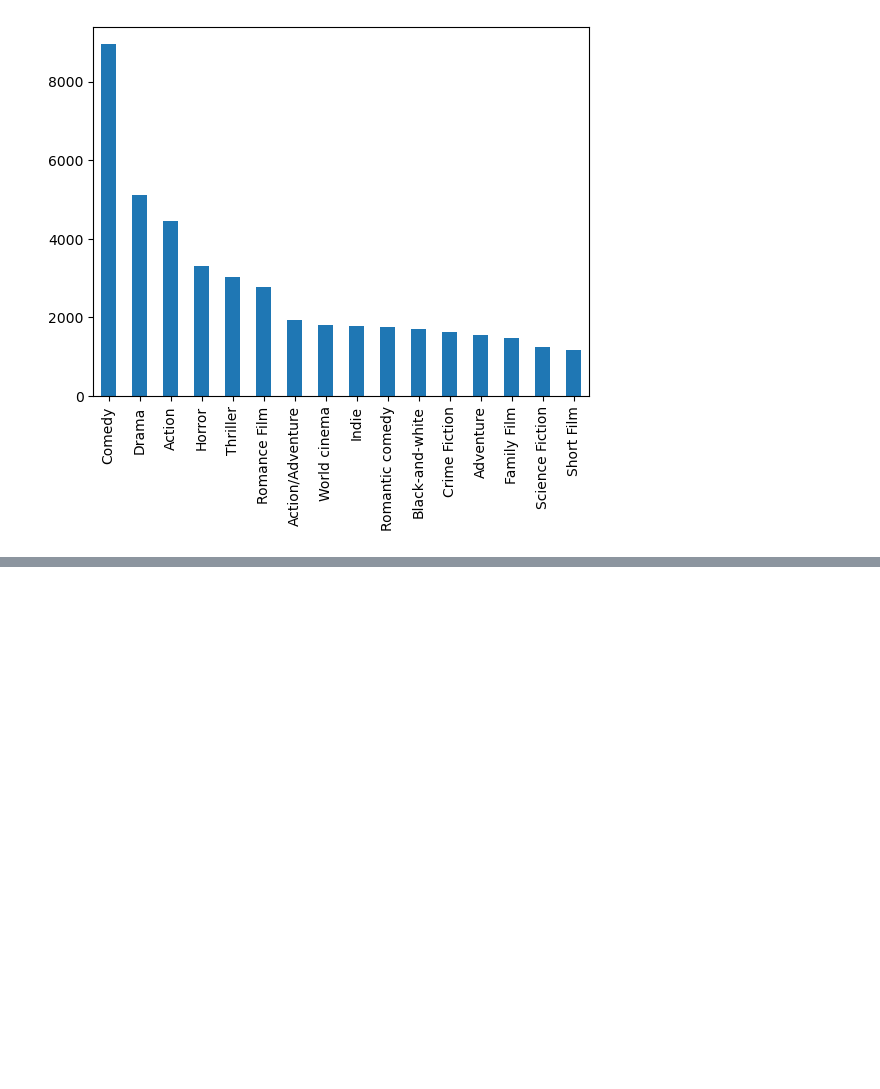
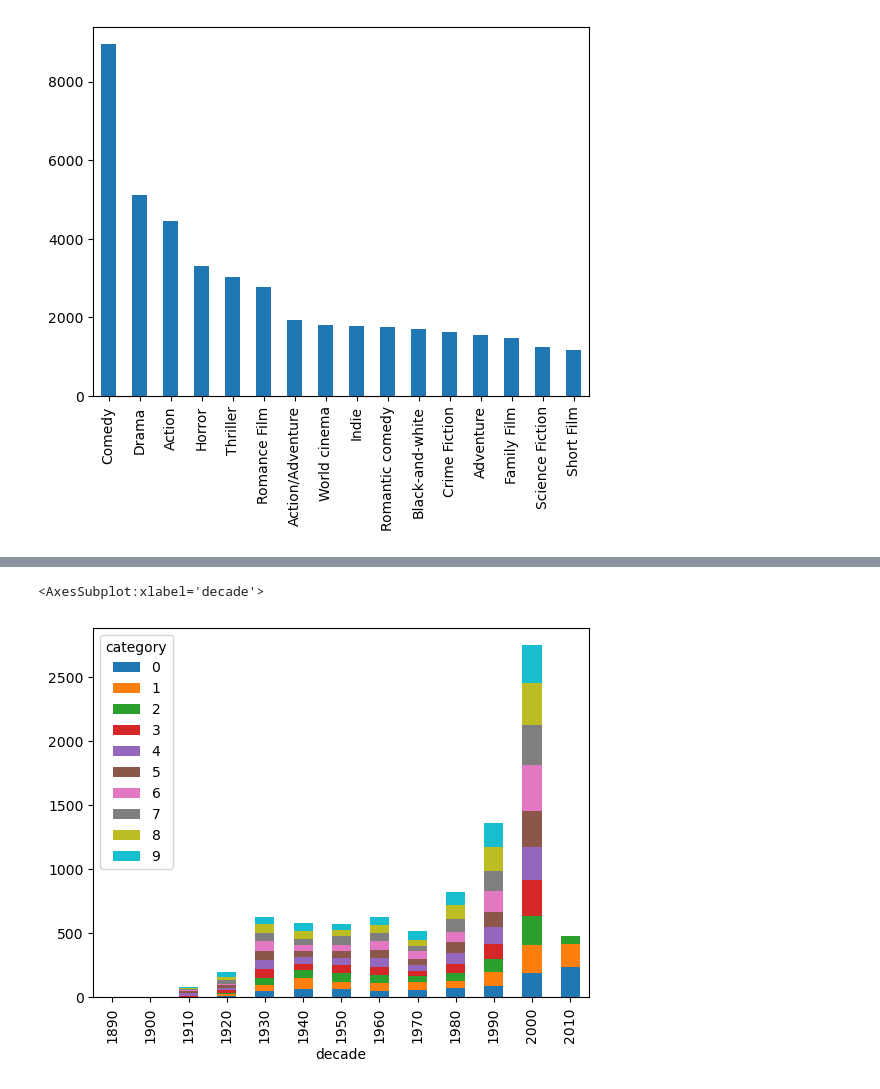
Before and after one commit to epfl-ada/ada-2022-project-nonansland22, a Jupyter notebook: Project_NoNansLand.ipynb, the cells around one changed output, grey strips where cells are left out. Drawn from its saved outputs; the diff is of its cells as text; code cells hidden in the pictures; blank space fills up the shorter version.

```diff
--- a/Project_NoNansLand.ipynb
+++ b/Project_NoNansLand.ipynb
@@ -137,3 +152,11 @@ unique_genre.head()
 | 11250635 | /m/02r52hc | The Mechanical Monsters | NaN | NaN | NaN | {"/m/02h40lc": "English Language"} | {"/m/09c7w0": "United States of A... | Action | 0 | 1 | ... |
 | 77856 | /m/0kcn7 | Mary Poppins | 1964-08-27 | 102272727.0 | 139.0 | {"/m/02h40lc": "English Language"} | {"/m/09c7w0": "United States of A... | Comedy | 1 | 0 | ... |
 | 21926710 | /m/05p45cv | White on Rice | 2009 | NaN | 82.0 | {} | {"/m/09c7w0": "United States of A... | Comedy | 1 | 0 | ... |
+# %%
+unique_genre['release'] = pd.DatetimeIndex(unique_genre['release']).year
+unique_genre = unique_genre[unique_genre['release'].notna()]
+unique_genre['release'] = unique_genre['release'].astype(int)
+
+
+unique_genre['decade'] = ((unique_genre['release']//10)*10)
+unique_genre['category'] = unique_genre['release']%10
@@ -166,0 +200,5 @@ print(horror_count)
+# %%
+comedy.groupby(['decade', 'category'])['release'].count().unstack().plot.bar(stacked=True)
+# %% [output]
+<AxesSubplot:xlabel='decade'>
+[figure, added]
```
Also changed, not shown: parts of 15 cells of this notebook.
